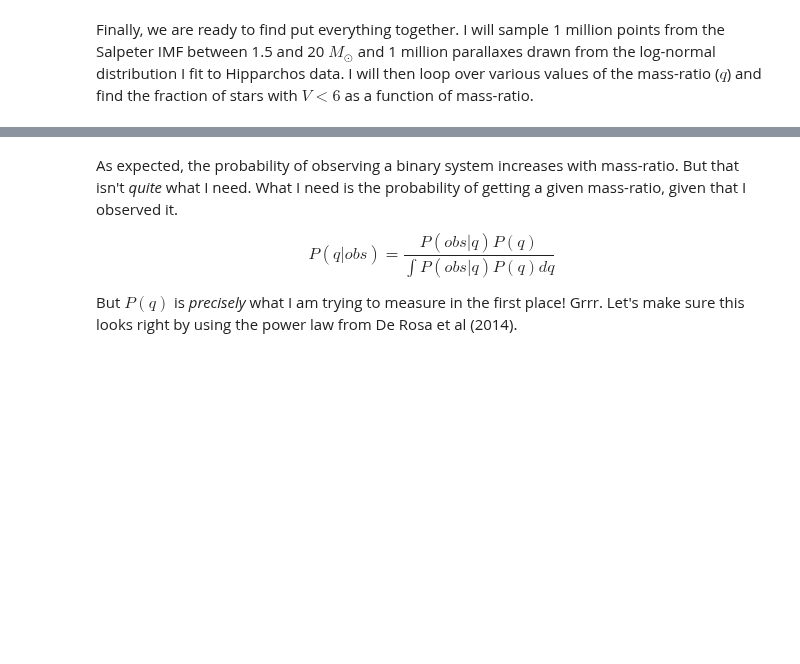
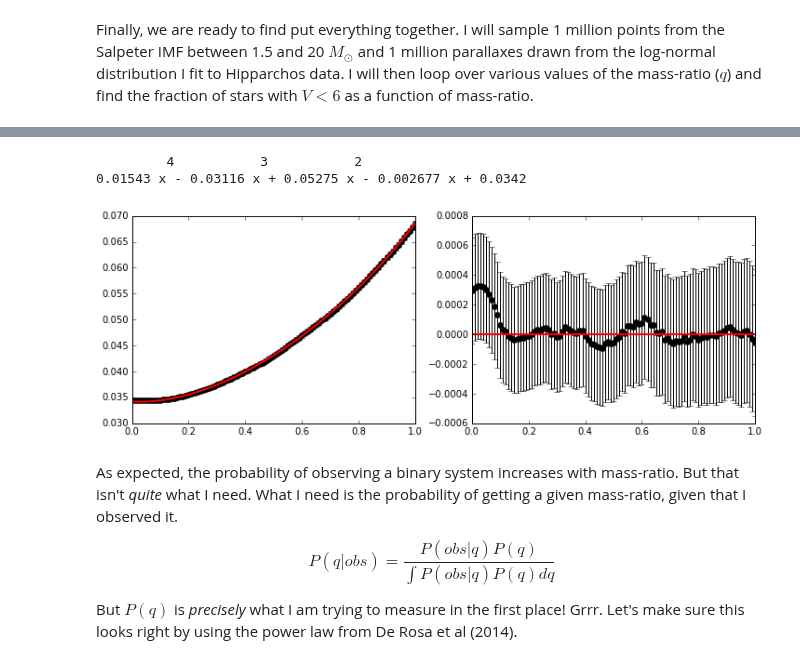
Before and after one commit to kgullikson88/BinaryInference, a Jupyter notebook: Malmquist_Bias.ipynb, the cells around one changed output, grey strips where cells are left out. Saved outputs shown, nothing was run; the diff lists cells and outputs as text; code cells hidden in the pictures; blank space fills up the shorter version.

```diff
--- a/Malmquist_Bias.ipynb
+++ b/Malmquist_Bias.ipynb
@@ -136,3 +149,19 @@ plt.ylabel('Probability of Observation')
+# %%
+fit = np.poly1d(np.polyfit(q[q>0.1], prob[q>0.1], 4))
+
+fig, axes = plt.subplots(nrows=1, ncols=2, figsize=(12, 4))
+axes[0].errorbar(q, prob, yerr=(prob-prob_low, prob_high-prob), fmt='ko')
+axes[0].plot(q, fit(q), 'r-', lw=2)
+
+#axes[1].scatter(q, (prob - fit(q))/prob*100)
+axes[1].errorbar(q, prob-fit(q), yerr=(prob-prob_low, prob_high-prob), fmt='ko')
+axes[1].plot(q, np.zeros_like(q), 'r-', lw=2)
+#axes[1].set_ylim((-0.001, 0.001))
+print fit
+# %% [output]
+         4           3           2
+0.01543 x - 0.03116 x + 0.05275 x - 0.002677 x + 0.0342
+[figure, added]
 # %% [markdown]
 As expected, the probability of observing a binary system increases with mass-ratio. But that isn't *quite* what I need. What I need is the probability of getting a given mass-ratio, given that I observed it.
 
```
Also changed, not shown: parts of 2 cells of this notebook.
